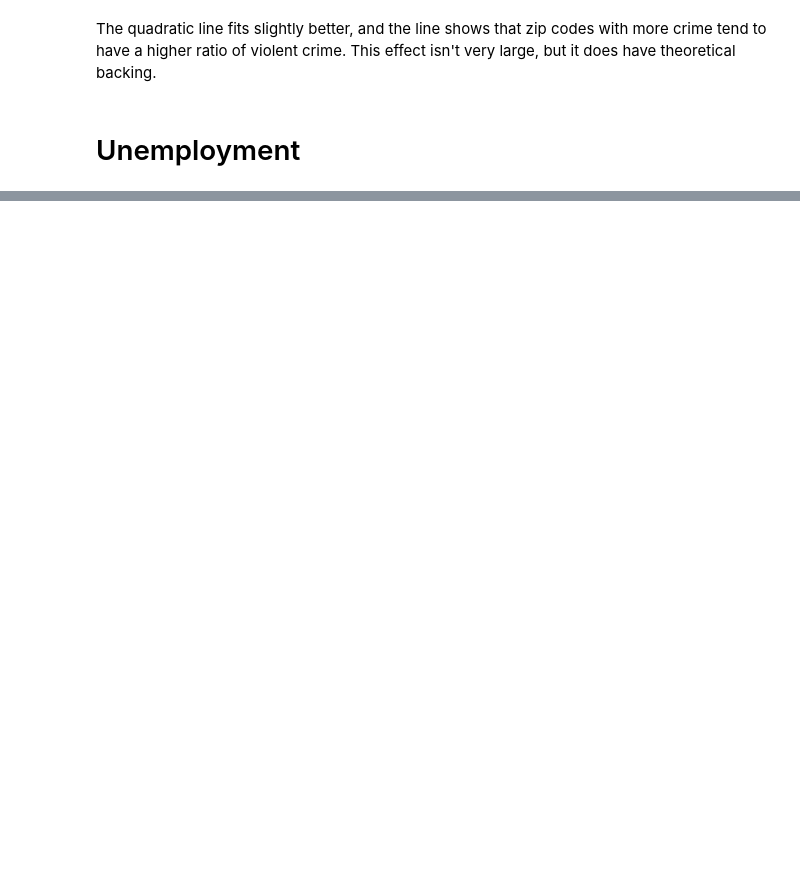
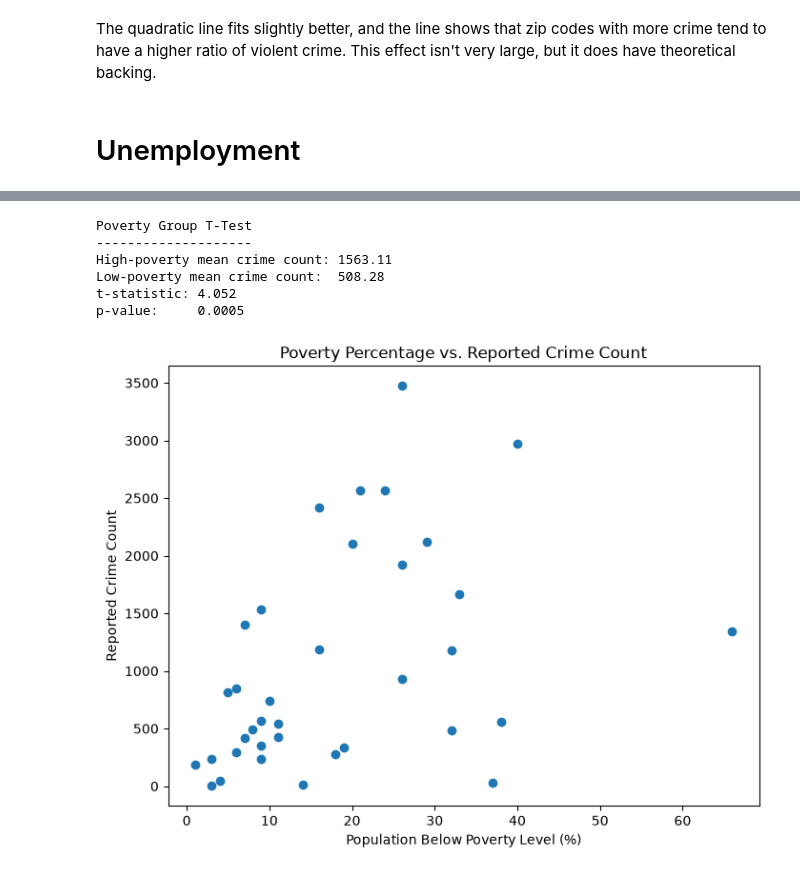
Before and after one commit to loudpugpug42/cs5830_project2, a Jupyter notebook: project2.ipynb, the cells around one changed output, grey strips where cells are left out. Saved outputs shown, nothing was run; the diff lists cells and outputs as text; code cells hidden in the pictures; blank space fills up the shorter version.

```diff
--- a/project2.ipynb
+++ b/project2.ipynb
@@ -135,0 +343,17 @@ plt.show()
+# %%
+analysis_df["Avg_Worker_Affordability_Pct"] = (
+    analysis_df[
+        [
+            "Ownerunitsaffordabletoaverageretail/serviceworker",
+            "Rentalunitsaffordabletoaverageretail/serviceworker"
+        ]
+    ].mean(axis=1)
+)
+
+analysis_df[
+    [
+        "Ownerunitsaffordabletoaverageretail/serviceworker",
+        "Rentalunitsaffordabletoaverageretail/serviceworker",
+        "Avg_Worker_Affordability_Pct"
+    ]
+].head()
@@ -135,0 +429,14 @@ plt.show()
+# %%
+poverty_median = analysis_df["Populationbelowpovertylevel"].median()
+
+analysis_df["Poverty_Group"] = np.where(
+    analysis_df["Populationbelowpovertylevel"] >= poverty_median,
+    "High Poverty",
+    "Low Poverty"
+)
+
+print("Median poverty percentage:", poverty_median)
+
+analysis_df[
+    ["Populationbelowpovertylevel", "Crime_Count", "Poverty_Group"]
+].head(10)
@@ -135,0 +457,45 @@ plt.show()
+# %%
+high_poverty_crime = analysis_df.loc[
+    analysis_df["Poverty_Group"] == "High Poverty",
+    "Crime_Count"
+].dropna()
+
+low_poverty_crime = analysis_df.loc[
+    analysis_df["Poverty_Group"] == "Low Poverty",
+    "Crime_Count"
+].dropna()
+
+t_poverty, p_t_poverty = stats.ttest_ind(
+    high_poverty_crime,
+    low_poverty_crime,
+    equal_var=False
+)
+
+print("Poverty Group T-Test")
+print("--------------------")
+print(f"High-poverty mean crime count: {high_poverty_crime.mean():.2f}")
+print(f"Low-poverty mean crime count:  {low_poverty_crime.mean():.2f}")
+print(f"t-statistic: {t_poverty:.3f}")
+print(f"p-value:     {p_t_poverty:.4f}")
+# %% [output]
+Poverty Group T-Test
+--------------------
+High-poverty mean crime count: 1563.11
+Low-poverty mean crime count:  508.28
+t-statistic: 4.052
+p-value:     0.0005
+# %%
+plt.figure(figsize=(8, 6))
+
+plt.scatter(
+    analysis_df["Populationbelowpovertylevel"],
+    analysis_df["Crime_Count"]
+)
+
+plt.xlabel("Population Below Poverty Level (%)")
+plt.ylabel("Reported Crime Count")
+plt.title("Poverty Percentage vs. Reported Crime Count")
+
+plt.show()
+# %% [output]
+[figure, added]
```
Also changed, not shown: parts of 29 cells of this notebook.
